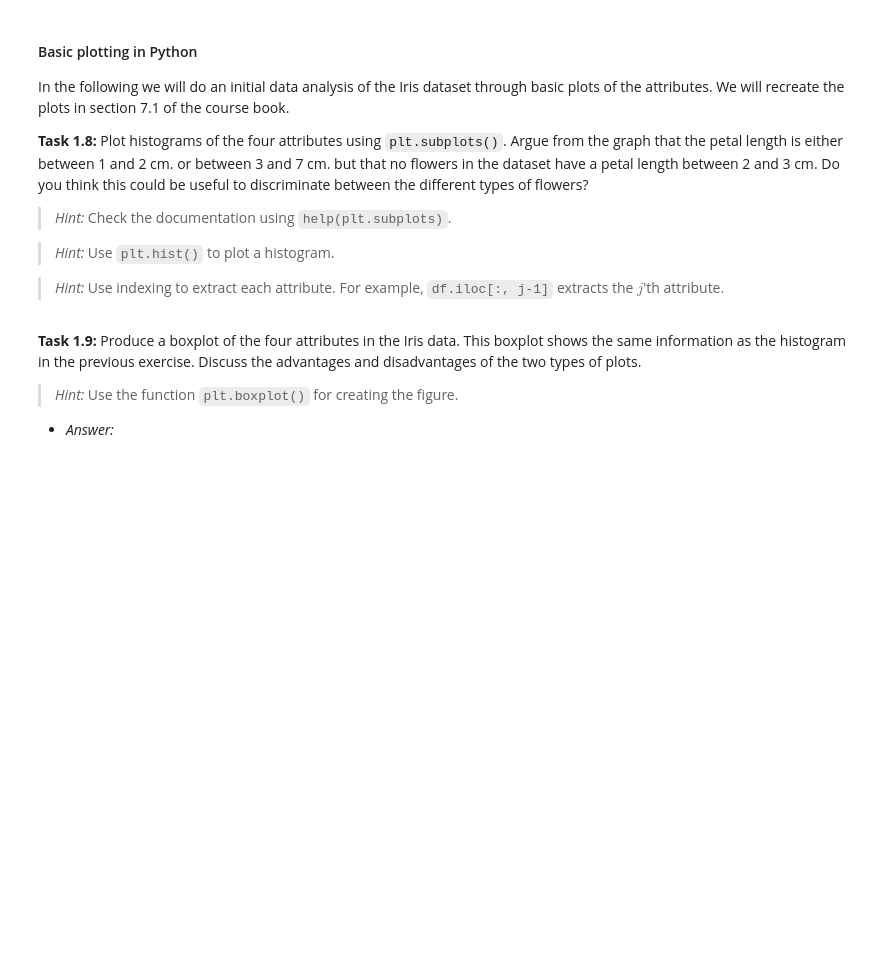
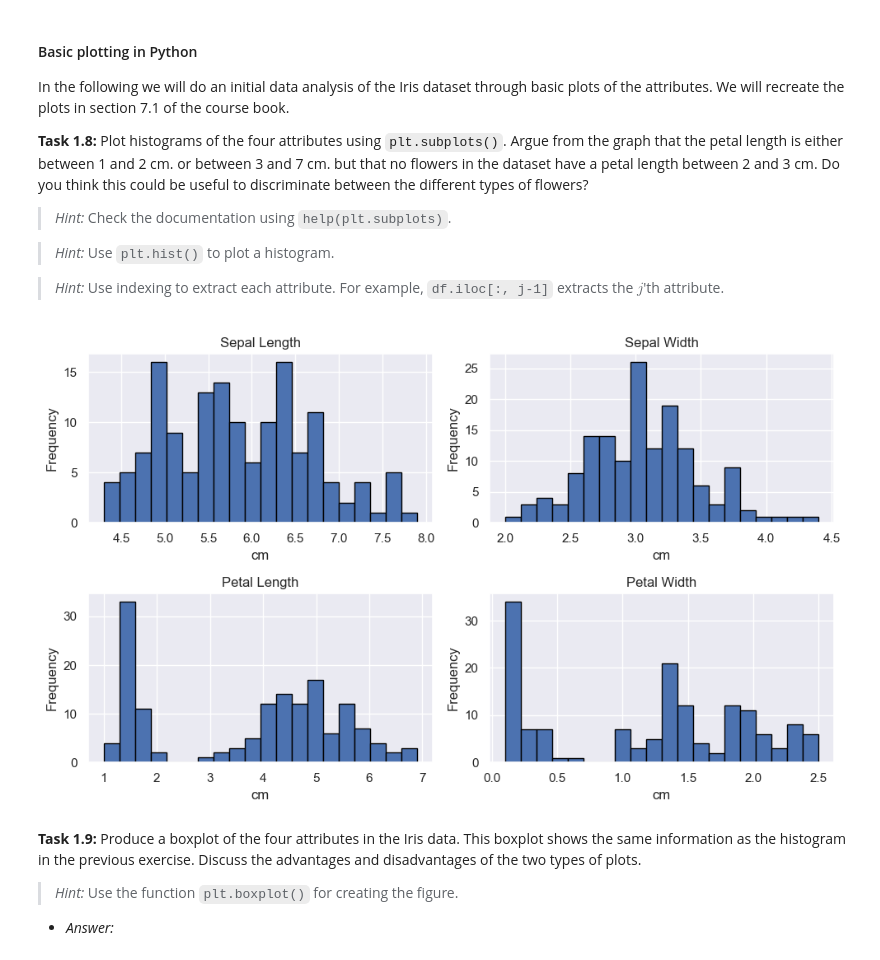
Before and after one commit to ivanpacenti/02452-2025, a Jupyter notebook: 02452_exercise1_fall25/exercise1.ipynb, the cells around one changed output. Saved outputs shown, nothing was run; the diff lists cells and outputs as text; code cells hidden in the pictures; blank space fills up the shorter version.

```diff
--- a/02452_exercise1_fall25/exercise1.ipynb
+++ b/02452_exercise1_fall25/exercise1.ipynb
@@ -232,3 +189,23 @@ raise NotImplementedError()
+# %%
+import matplotlib.pyplot as plt
+
+# Supponiamo che il DataFrame sia df con 5 colonne: 4 numeriche + "Type"
+feature_names = df.columns[:-1]  # tutte le colonne tranne "Type"
+
+fig, axes = plt.subplots(2, 2, figsize=(10, 6))
+
+axes = axes.ravel()  # per iterare facilmente
+
+for i, col in enumerate(feature_names):
+    axes[i].hist(df[col], bins=20, edgecolor="black")
+    axes[i].set_title(col)
+    axes[i].set_xlabel("cm")
+    axes[i].set_ylabel("Frequency")
+
+plt.tight_layout()
+plt.show()
+# %% [output]
+[figure, added]
 # %% [markdown]
 **Task 1.9:** Produce a boxplot of the four attributes in the Iris data. This boxplot shows the same information as the histogram in the previous exercise. Discuss the advantages and disadvantages of the two types of plots.
 > *Hint:* Use the function `plt.boxplot()` for creating the figure.
```
Also changed, not shown: parts of 19 cells of this notebook.
